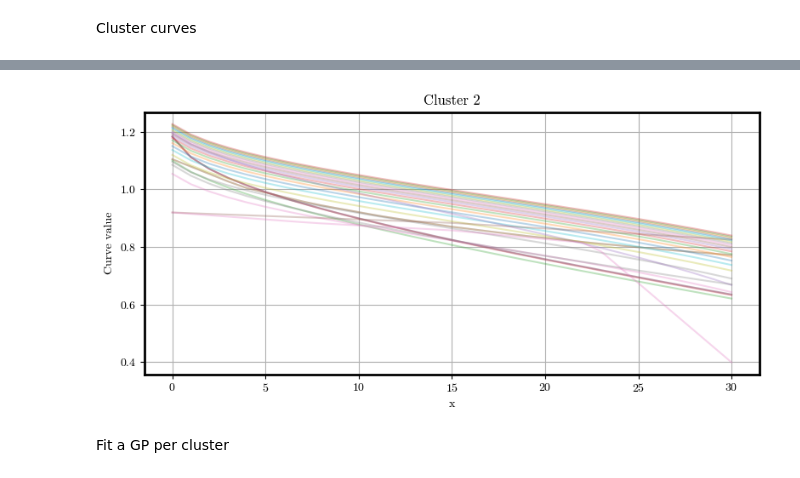
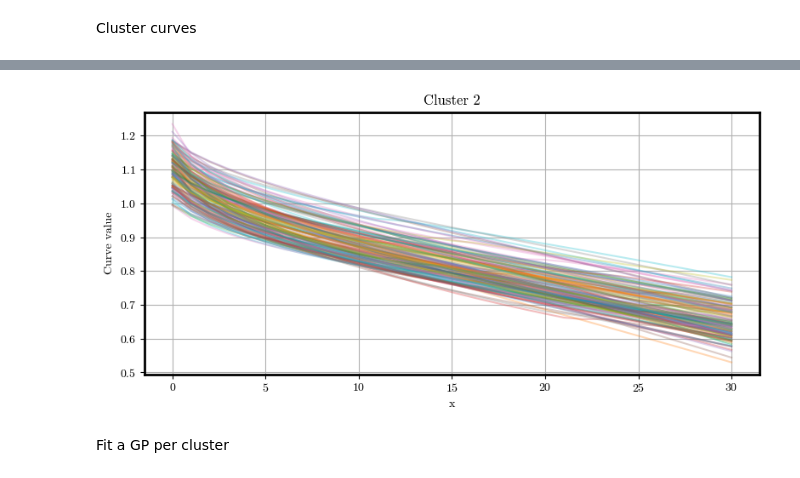
Before and after one commit to DejvisT/Sensitivity-Analysis-and-Surrogate-Modeling-of-PEM-Fuel-Cells, a Jupyter notebook: notebooks/95_GP_surrogate_models.ipynb, the cells around one changed output, grey strips where cells are left out. Cells and saved outputs as stored; diff of their text form; code cells hidden in the pictures.

```diff
--- a/notebooks/95_GP_surrogate_models.ipynb
+++ b/notebooks/95_GP_surrogate_models.ipynb
@@ -229,14 +128,11 @@ from sklearn.multioutput import RegressorChain
 
 # X: input parameters (n_samples × n_features)
 # Y: output functions (n_samples × t_points)
-X = np.array(data[PARAMETER_RANGES.keys()])
+X = np.array(data[parameter_ranges])
 Y = np.array(data['Ucell'].tolist())
 
 # Filter invalid outputs
 #mask_valid = np.all((Y > 0) & (Y < 1.5), axis=1)
-X = X[mask_valid]
-Y = Y[mask_valid]
-Y = stretched_Y
 
 def train_GP(X, Y, test_size=0.2, random_state=42):
     # Split data
@@ -279,10 +175,5 @@ def train_GP(X, Y, test_size=0.2, random_state=42):
 
     return multi_gp, Y_test, Y_pred, Y_std, X_test_pca
 
-multi_gp, Y_test_stretched, Y_pred_stretched, Y_std, X_test_pca = train_GP(X, Y)
-
-# Map predicted and test outputs back to original domain
-Y_test_original = inverse_stretch_curves(Y_test_stretched, zero_crossings, common_zero_pos)
-Y_pred_original = inverse_stretch_curves(Y_pred_stretched, zero_crossings, common_zero_pos)
-Y_std_original = inverse_stretch_curves(Y_std, zero_crossings, common_zero_pos)
+multi_gp, Y_test, Y_pred, Y_std, X_test_pca = train_GP(X, Y)
 # %% [output]
@@ -385,8 +272,8 @@ FEATURE_ORDER = [
 ]
 
 # Separate continuous and categorical keys
-continuous_keys = [k for k in PARAMETER_RANGES if isinstance(PARAMETER_RANGES[k], tuple)]
-categorical_keys = [k for k in PARAMETER_RANGES if isinstance(PARAMETER_RANGES[k], list)]
+continuous_keys = [k for k in parameter_ranges if isinstance(parameter_ranges[k], tuple)]
+categorical_keys = [k for k in parameter_ranges if isinstance(parameter_ranges[k], list)]
 
 n_candidates = 1000
 n_cont = len(continuous_keys)
@@ -397,14 +284,14 @@ lhs_samples = lhs(n_cont, samples=n_candidates)
 # Rescale to actual bounds
 X_continuous = np.zeros_like(lhs_samples)
 for i, key in enumerate(continuous_keys):
-    low, high = PARAMETER_RANGES[key]
+    low, high = parameter_ranges[key]
     X_continuous[:, i] = lhs_samples[:, i] * (high - low) + low
 
 # Handle categorical variables
 X_categorical = {}
 rng = np.random.default_rng(seed=42)  # For reproducibility
 for key in categorical_keys:
-    X_categorical[key] = rng.choice(PARAMETER_RANGES[key], size=n_candidates)
+    X_categorical[key] = rng.choice(parameter_ranges[key], size=n_candidates)
 
 # Combine all into a dictionary
 X_candidates = {}
@@ -439,7 +326,7 @@ k = 10
 idx_topk = np.argsort(uncertainty)[-k:]
 X_selected = X_array[idx_topk]
 
-df_selected = pd.DataFrame(X_selected, columns=PARAMETER_RANGES.keys())
+df_selected = pd.DataFrame(X_selected, columns=parameter_ranges.keys())
 df_selected
 # %% [markdown]
 Cluster curves
@@ -453,7 +340,7 @@ from sklearn.cluster import KMeans
 # === Step 1: Normalize the curves ===
 # Input: all_Y of shape (160, 30) — 160 curves, each with 30 y-values
 scaler = StandardScaler()
-curves_normalized = scaler.fit_transform(stretched_Y)  # normalize each curve (row-wise)
+curves_normalized = scaler.fit_transform(Y)  # normalize each curve (row-wise)
 
 # === Step 2: Reduce dimensionality with PCA ===
 # This helps with clustering by capturing the main variance directions
@@ -475,7 +362,7 @@ for cluster_id in range(k):
     # Plot all curves assigned to this cluster
     for i in range(len(all_Y)):
         if labels[i] == cluster_id:
-            plt.plot(x, stretched_Y[i], alpha=0.3)
+            plt.plot(x, Y[i], alpha=0.3)
 
     plt.xlabel("x")
     plt.ylabel("Curve value")
@@ -488,4 +375,4 @@ for cluster_id in range(k):
-[figure, old version]
+[figure, new version]
 # %% [markdown]
 Fit a GP per cluster
 # %%
```
Also changed, not shown: parts of 18 cells of this notebook.
